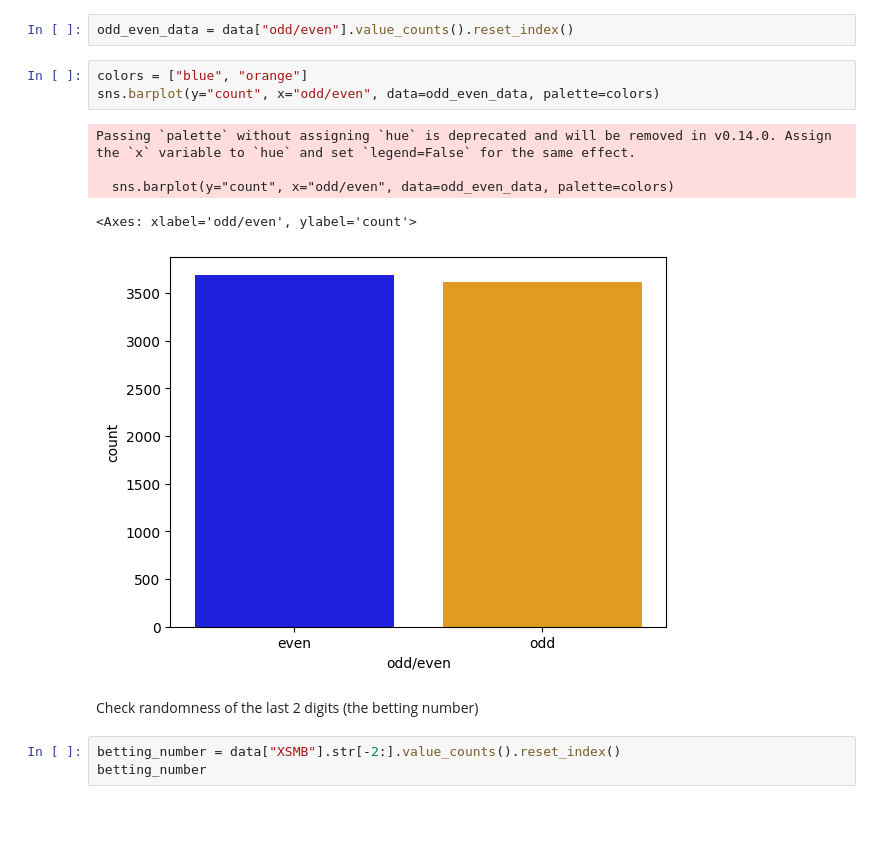
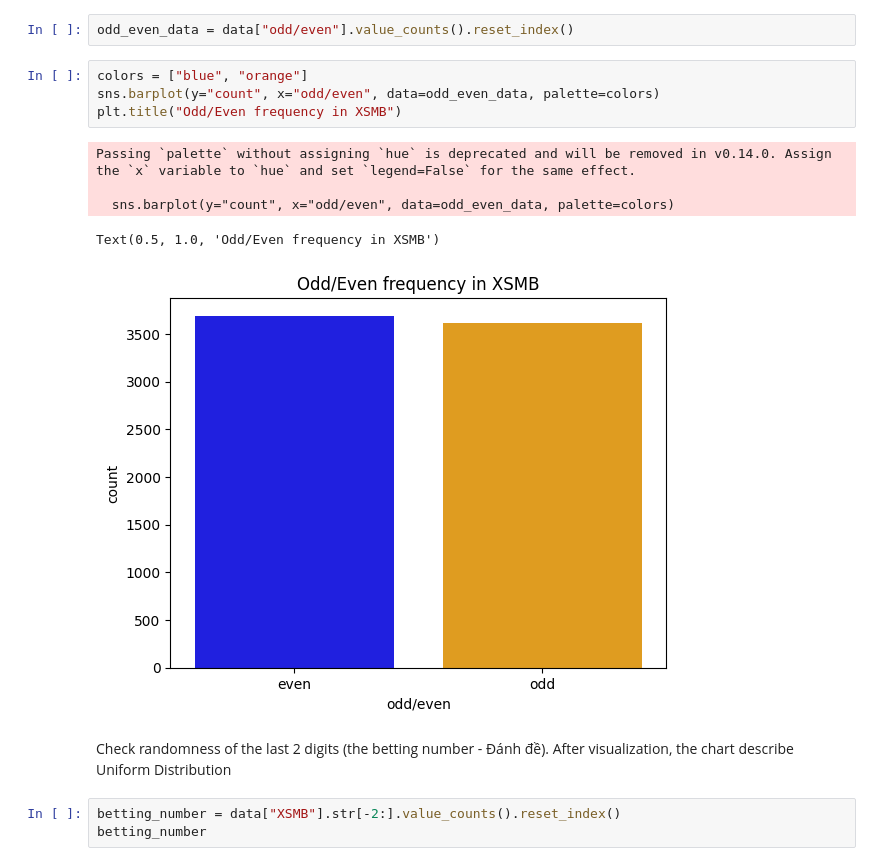
Before and after one commit to HienNau/Lottery-Project, a Jupyter notebook: Lottery_Analysis.ipynb, the cells around one changed output. Cells and saved outputs as stored; diff of their text form; blank space fills up the shorter version.

```diff
--- a/Lottery_Analysis.ipynb
+++ b/Lottery_Analysis.ipynb
@@ -77,14 +77,16 @@ odd_even_data = data["odd/even"].value_counts().reset_index()
 # %%
 colors = ["blue", "orange"]
 sns.barplot(y="count", x="odd/even", data=odd_even_data, palette=colors)
+plt.title("Odd/Even frequency in XSMB")
 # %% [output]
 Passing `palette` without assigning `hue` is deprecated and will be removed in v0.14.0. Assign the `x` variable to `hue` and set `legend=False` for the same effect.
 
   sns.barplot(y="count", x="odd/even", data=odd_even_data, palette=colors)
-<Axes: xlabel='odd/even', ylabel='count'>
+Text(0.5, 1.0, 'Odd/Even frequency in XSMB')
-[figure, old version]
+[figure, new version]
 # %% [markdown]
-Check randomness of the last 2 digits (the betting number)
+Check randomness of the last 2 digits (the betting number - Đánh đề).
+After visualization, the chart describe Uniform Distribution
 # %%
 betting_number = data["XSMB"].str[-2:].value_counts().reset_index()
 betting_number
```
Also changed, not shown: parts of 5 cells of this notebook.
